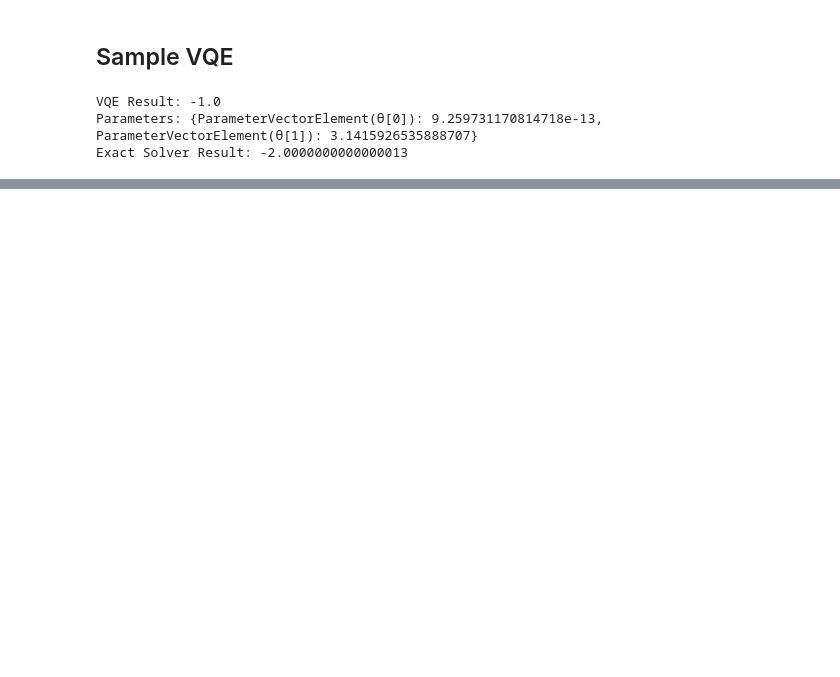
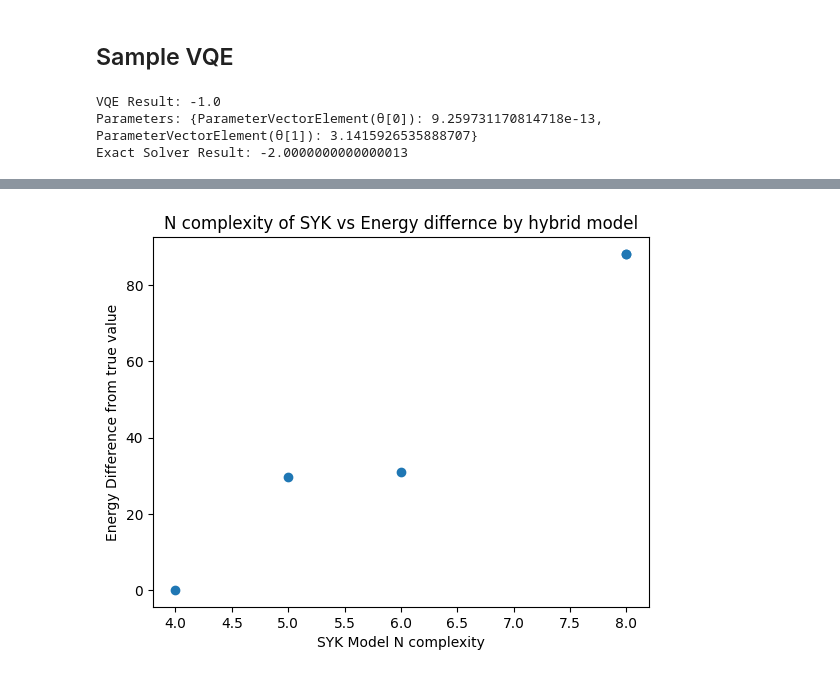
Before and after one commit to soundwaverohit/HybridQuantumClassicalEncoder-MolecularSystems, a Jupyter notebook: SYK_Hamiltonian_HA_Model/SYK_Model.ipynb, the cells around one changed output, grey strips where cells are left out. Saved outputs shown, nothing was run; the diff lists cells and outputs as text; code cells hidden in the pictures; blank space fills up the shorter version.

```diff
--- a/SYK_Hamiltonian_HA_Model/SYK_Model.ipynb
+++ b/SYK_Hamiltonian_HA_Model/SYK_Model.ipynb
@@ -577,3 +600,8 @@ print('Exact Solver Result:', exact_result.eigenvalue.real)
 VQE Result: -1.0
 Parameters: {ParameterVectorElement(θ[0]): 9.259731170814718e-13, ParameterVectorElement(θ[1]): 3.1415926535888707}
 Exact Solver Result: -2.0000000000000013
+# %%
+import pandas as pd
+import matplotlib.pyplot as plt
+df= pd.read_csv('SYK_results.csv')
+df
@@ -579,0 +615,10 @@ Exact Solver Result: -2.0000000000000013
+# %%
+x= df['N']
+y= df['difference']
+plt.scatter(x,y)
+plt.xlabel("SYK Model N complexity")
+plt.ylabel("Energy Difference from true value")
+plt.title("N complexity of SYK vs Energy differnce by hybrid model")
+plt.show()
+# %% [output]
+[figure, added]
```
Also changed, not shown: parts of 10 cells of this notebook, 1 other file.
